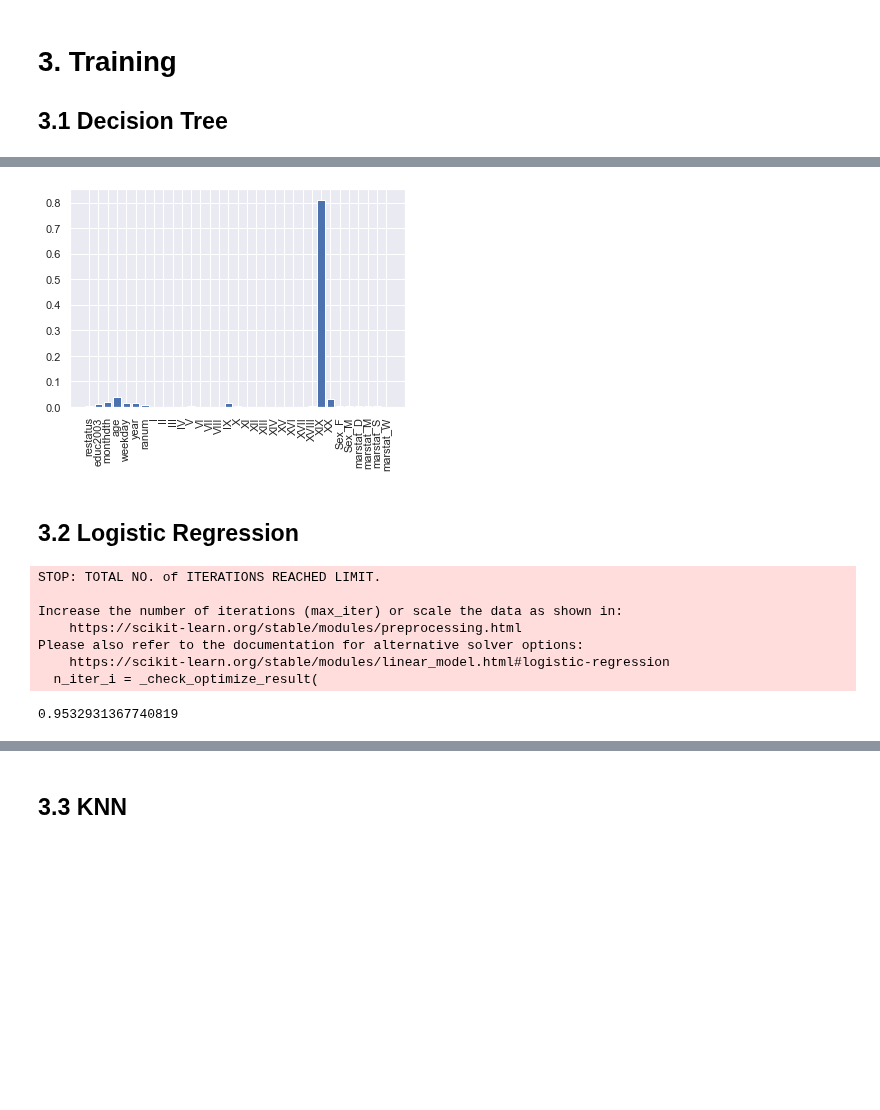
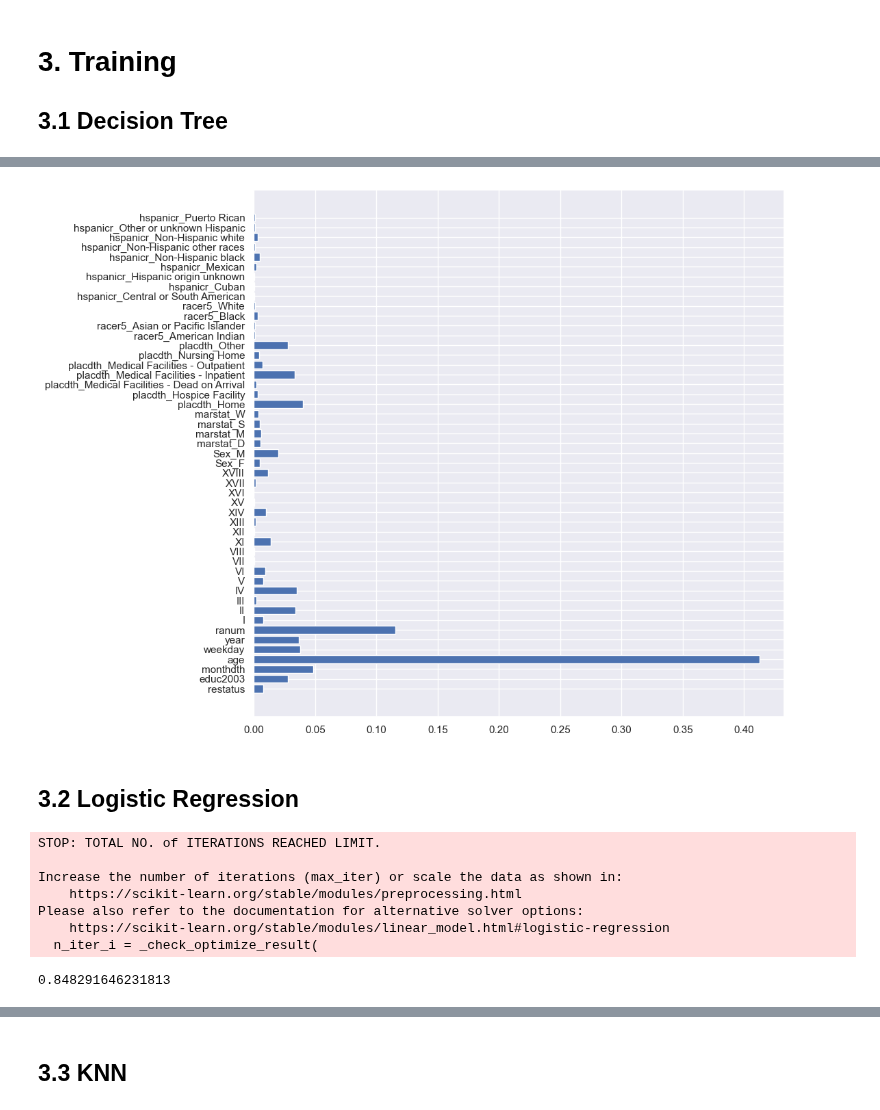
Before and after one commit to TimothiTsui/Anti_Suicide_Squad, a Jupyter notebook: model.ipynb, the cells around one changed output, grey strips where cells are left out. Saved outputs shown, nothing was run; the diff lists cells and outputs as text; code cells hidden in the pictures; blank space fills up the shorter version.

```diff
--- a/model.ipynb
+++ b/model.ipynb
@@ -11,18 +11,21 @@ from sklearn.model_selection import GridSearchCV
 # %% [markdown]
 # 1.Read Data File
 # %%
-df_raw = pd.read_csv("Data File/final_model_data.csv")
+dataframe = pd.read_csv("Data File/final_model_data.csv")
+dataframe = dataframe.rename(columns={'mandeath':'target'})
+dataframe = dataframe.drop('Unnamed: 0',axis=1)
+dataframe = dataframe.drop('index',axis=1)
+y = dataframe['target']
+X=dataframe.drop('target',axis=1)
+X=X.drop('IX',axis=1)
+X=X.drop('X',axis=1)
+X=X.drop('XIX',axis=1)
+X=X.drop('XX',axis=1)
-# %%
-Y = df_raw[['mandeath']].values.ravel()
-X = df_raw[['restatus', 'educ2003', 'monthdth', 'age', 'weekday', 'year',
-                      'ranum', 'I', 'II', 'III', 'IV', 'V', 'VI', 'VII', 'VIII', 'IX',
-                      'X', 'XI', 'XII', 'XIII', 'XIV', 'XV', 'XVI', 'XVII', 'XVIII', 'XIX', 'XX',
-                      'Sex_F', 'Sex_M', 'marstat_D', 'marstat_M', 'marstat_S', 'marstat_W']]
 # %% [markdown]
 # 2. Split Data File
 # %%
 from sklearn.model_selection import train_test_split
-X_train, X_test, y_train, y_test = train_test_split(X, Y, test_size=0.33, random_state=42)
+X_train, X_test, y_train, y_test = train_test_split(X, y, test_size=0.33, random_state=42)
 # %% [markdown]
 # 3. Training
 
@@ -48,19 +62,19 @@ Text(30.5, 0.5, 'Actual Value')
 # %%
 vector = np.vectorize(np.float_)
 feature_names = X_train.columns.tolist()
 importance = DecisionTree.feature_importances_
-plt.bar([x for x in feature_names], importance)
-plt.xticks(rotation=90)
+plt.figure(figsize=(10,10))
+plt.barh([x for x in feature_names], importance)
 plt.show()
 # %% [output]
-[figure, old version]
+[figure, new version]
 # %% [markdown]
 ## 3.2 Logistic Regression
 # %%
 from sklearn.linear_model import LogisticRegression
 
 # instantiate the model (using the default parameters)
-logreg = LogisticRegression(random_state=16)
+logreg = LogisticRegression(solver='lbfgs',random_state=16)
 
 
 # fit the model with data
@@ -76,7 +90,7 @@ Increase the number of iterations (max_iter) or scale the data as shown in:
 Please also refer to the documentation for alternative solver options:
     https://scikit-learn.org/stable/modules/linear_model.html#logistic-regression
   n_iter_i = _check_optimize_result(
-0.9532931367740819
+0.848291646231813
 # %%
 cnf_matrix = metrics.confusion_matrix(y_test, y_pred)
 df=pd.DataFrame(cnf_matrix,index=["Suicided", "Not Suicided"],columns=["Suicided","Not Suicided"])
```
Also changed, not shown: parts of 7 cells of this notebook, 6 other files.
